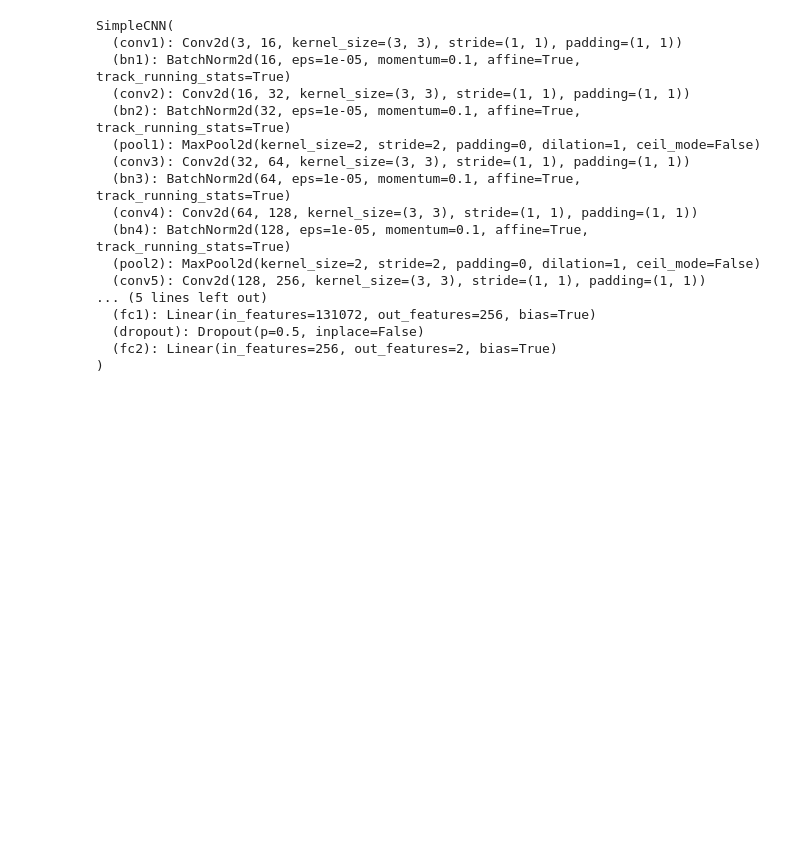
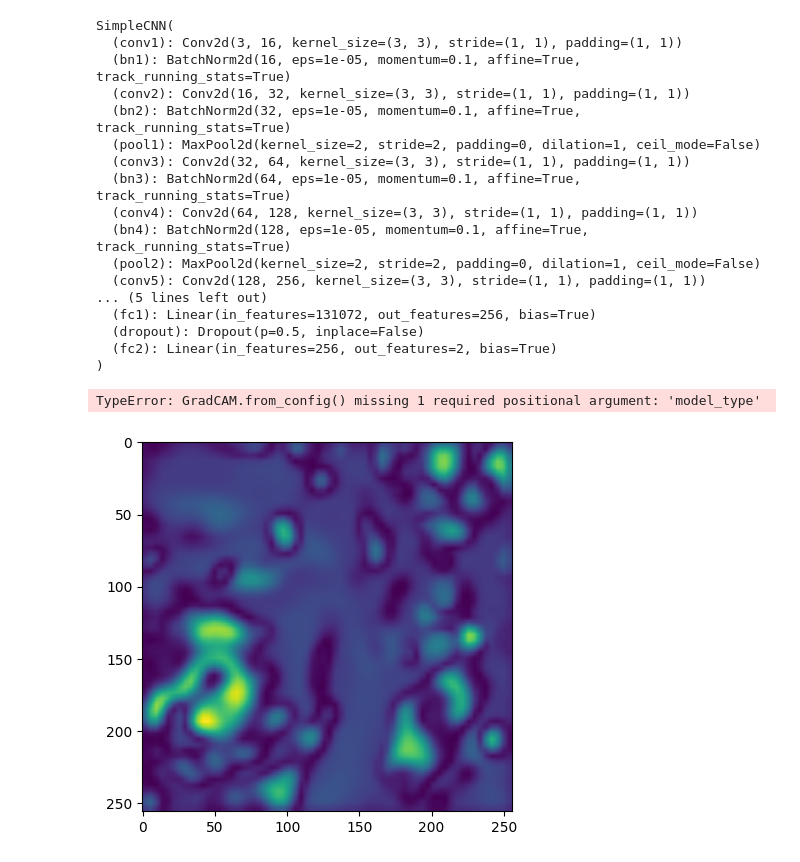
Before and after one commit to e-platini/INF-8605, a Jupyter notebook: main.ipynb, the cells around one changed output. Cells and saved outputs as stored; diff of their text form; code cells hidden in the pictures; blank space fills up the shorter version.

```diff
--- a/main.ipynb
+++ b/main.ipynb
@@ -8,4 +18,6 @@ import matplotlib.pyplot as plt
 # %%
 for i in range(torch.cuda.device_count()):
    print(torch.cuda.get_device_properties(i).name)
+
+cuda_device = "cuda:2"
 # %% [output]
@@ -24,6 +38,6 @@ train_loader, val_loader, test_loader = get_data_loaders(
 # %%
 model = SimpleCNN()
 # %%
-train_model(model, train_loader, val_loader=val_loader, learning_rate=0.001)
+train_model(model, train_loader, val_loader, cuda_device, learning_rate=0.001)
 # %% [output]
 Epoch 1/1000
@@ -144,3 +153,44 @@ SimpleCNN(
   (dropout): Dropout(p=0.5, inplace=False)
   (fc2): Linear(in_features=256, out_features=2, bias=True)
 )
+# %%
+config = dict(arch=model, layer_name='conv6')
+config['arch'].to(device).eval()
+cam = [cls.from_config(**config) for cls in (GradCAM, GradCAMpp)]
+# %% [output]
+TypeError: GradCAM.from_config() missing 1 required positional argument: 'model_type'
+# %%
+target_layers = [model.conv6]
+rgb_img = cv2.imread("data/PANNUKE/images/0.png", 1)[:, :, ::-1]
+rgb_img = np.float32(rgb_img) / 255
+input_tensor = preprocess_image(rgb_img,
+                                mean=[0.485, 0.456, 0.406],
+                                std=[0.229, 0.224, 0.225]).to(cuda_device)
+targets = None
+methods = {
+    "gradcam": GradCAM,
+    "gradcam++": GradCAMPlusPlus
+}
+output_dir = "CAM_outputs"
+cam_algorithm = methods["gradcam++"]
+method = GradCAM
+
+with cam_algorithm(model=model, target_layers=target_layers) as cam:
+    # AblationCAM and ScoreCAM have batched implementations.
+    # You can override the internal batch size for faster computation.
+    cam.batch_size = 32
+    grayscale_cam = cam(input_tensor=input_tensor,
+                        targets=targets,
+                        aug_smooth=True,
+                        eigen_smooth=True
+                        )
+
+    grayscale_cam = grayscale_cam[0, :]
+
+    cam_image = show_cam_on_image(rgb_img, grayscale_cam, use_rgb=True)
+    cam_image = cv2.cvtColor(cam_image, cv2.COLOR_BGR2RGB)
+
+plt.imshow(grayscale_cam)
+plt.show()
+# %% [output]
+[figure, added]
```
Also changed, not shown: parts of 8 cells of this notebook, 5 other files.
